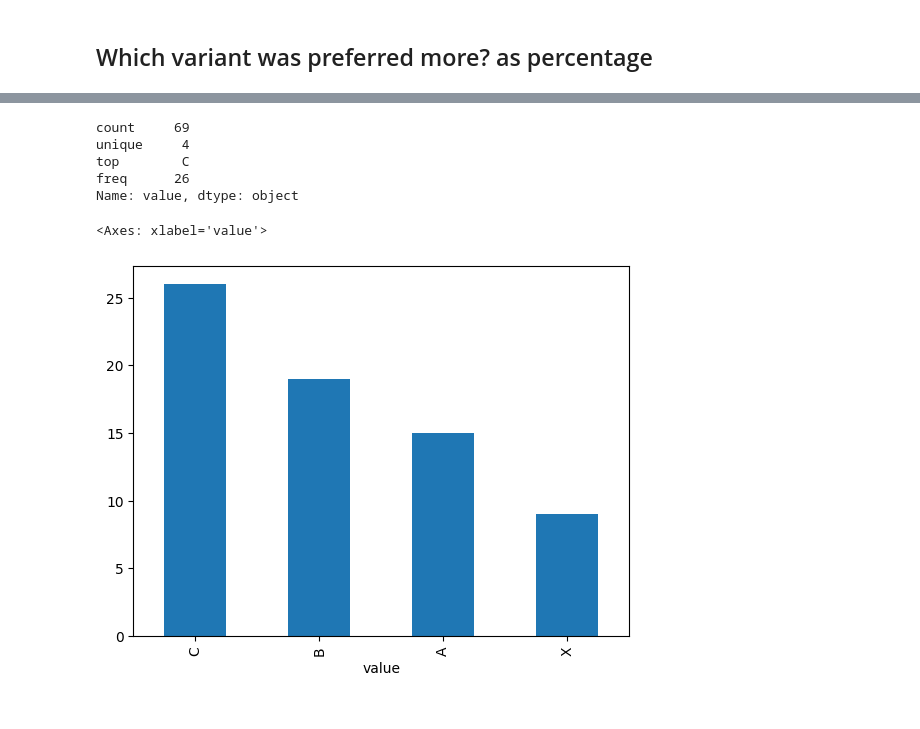
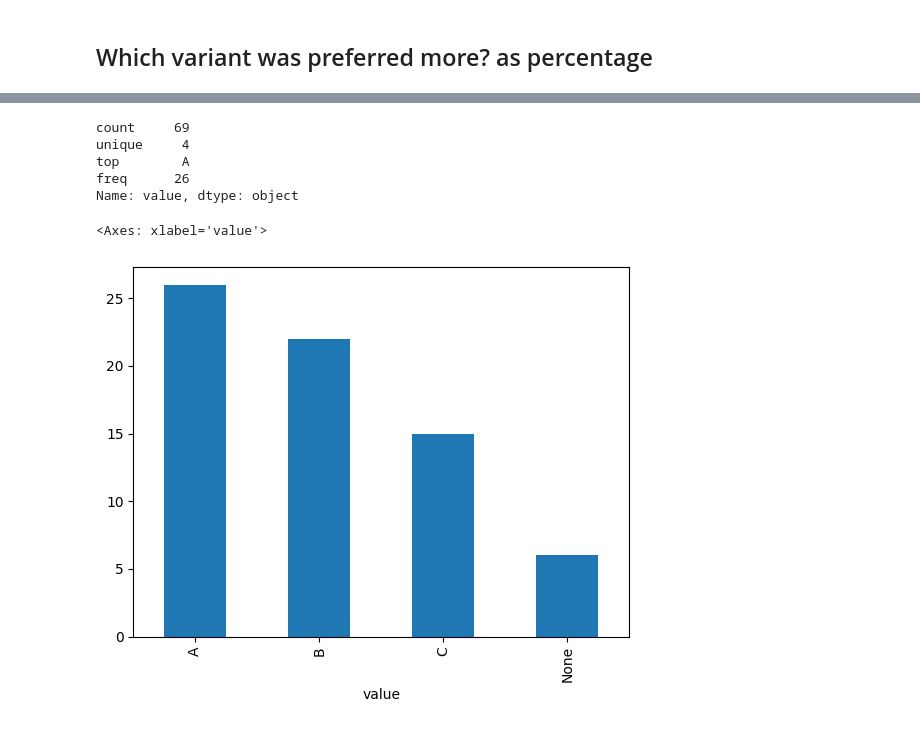
Before and after one commit to widmogrod/cratedb-playground, a Jupyter notebook: rag/5.eval.ipynb, the cells around one changed output, grey strips where cells are left out. Drawn from its saved outputs; the diff is of its cells as text; code cells hidden in the pictures.

```diff
--- a/rag/5.eval.ipynb
+++ b/rag/5.eval.ipynb
@@ -313,5 +545,6 @@ def eval(questions, chain_a, chain_b, aname="A", bname="B", cname=None):
     return evaluation_results
 # %%
 import pandas as pd
-evaluation_results_ab_df = pd.DataFrame(eval(questions, chain_a, chain_b))
+
+evaluation_results_ab_df = pd.DataFrame(eval(questions, chain_a, chain_b, aname="A", bname="B"))
 evaluation_results_ab_df
@@ -336,3 +551,3 @@ evaluation_results_ab_df
 # %%
-evaluation_results_ac_df = pd.DataFrame(eval(questions, chain_a, chain_c))
+evaluation_results_ac_df = pd.DataFrame(eval(questions, chain_a, chain_c, aname="A", bname="C"))
 evaluation_results_ac_df
@@ -357,3 +554,3 @@ evaluation_results_ac_df
 # %%
-evaluation_results_bc_df = pd.DataFrame(eval(questions, chain_b, chain_c))
+evaluation_results_bc_df = pd.DataFrame(eval(questions, chain_b, chain_c, aname="B", bname="C"))
 evaluation_results_bc_df
@@ -421,7 +578,7 @@ and the variant A(knn) was preferred the least.
 # %%
-joined = pd.concat([evaluation_results_bc_df['value'].replace("B", "C").replace("A", "B"),
-                    evaluation_results_ac_df['value'].replace('B', 'C'),
-                    evaluation_results_ab_df['value']], axis=0)
-joined.fillna("X", inplace=True)
+joined = pd.concat([evaluation_results_bc_df,
+                    evaluation_results_ac_df,
+                    evaluation_results_ab_df], axis=0)
+joined.fillna("None", inplace=True)
 joined
 # %% [output]
@@ -440,14 +598,14 @@ Name: value, Length: 69, dtype: object
 # %%
 # statistics
-joined.describe()
+joined['value'].describe()
 # %% [output]
 count     69
 unique     4
-top        C
+top        A
 freq      26
 Name: value, dtype: object
 # %%
-joined.value_counts().plot.bar()
+joined['value'].value_counts().plot.bar()
 # %% [output]
 <Axes: xlabel='value'>
-[figure, old version]
+[figure, new version]
```
Also changed, not shown: parts of 25 cells of this notebook, 2 other files.
